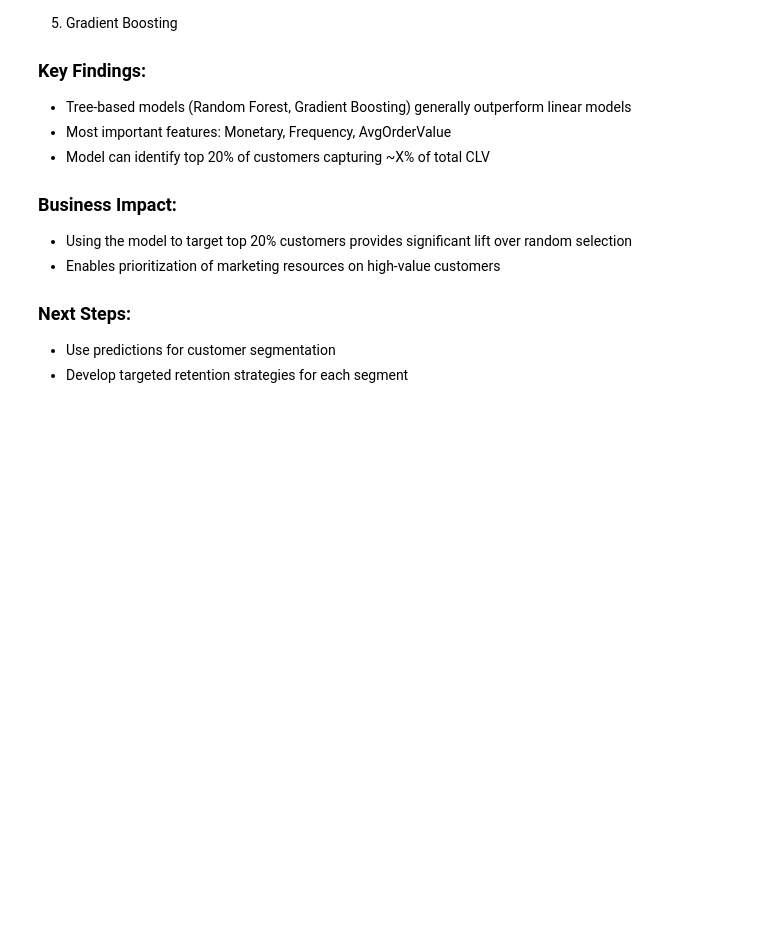
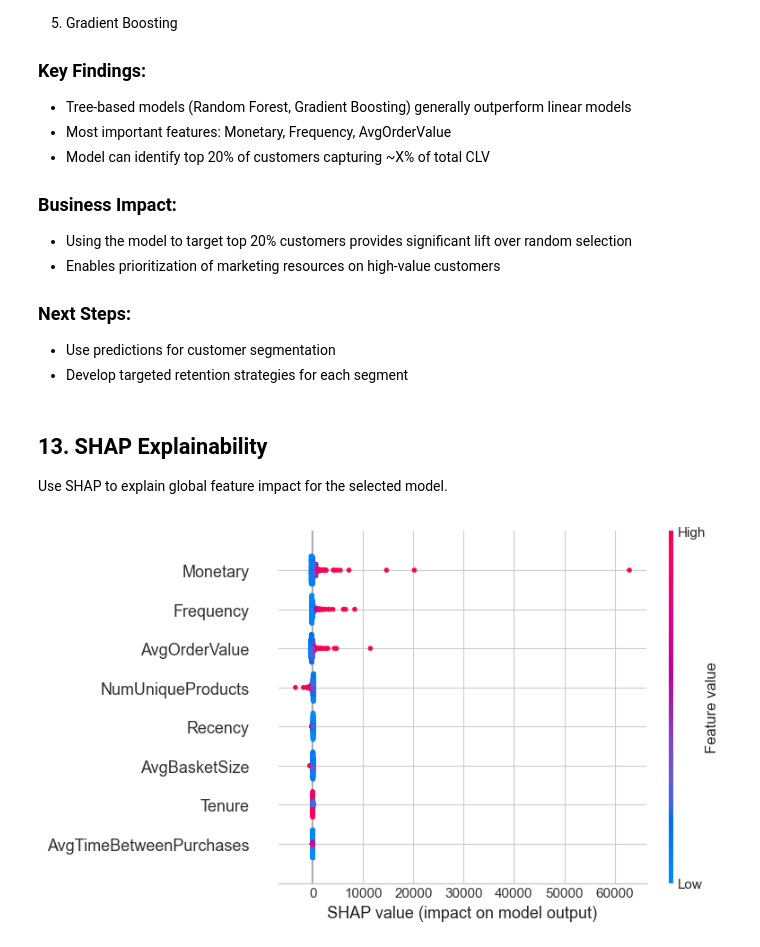
Before and after one commit to othmane-zizi-pro/nwa, a Jupyter notebook: notebooks/04_modeling.ipynb, the cells around one changed output. Drawn from its saved outputs; the diff is of its cells as text; code cells hidden in the pictures; blank space fills up the shorter version.

```diff
--- a/notebooks/04_modeling.ipynb
+++ b/notebooks/04_modeling.ipynb
@@ -349,3 +459,24 @@ print(f"\nPredictions saved: {len(predictions_df)} customers")
 ### Next Steps:
 - Use predictions for customer segmentation
 - Develop targeted retention strategies for each segment
+# %% [markdown]
+## 13. SHAP Explainability
+Use SHAP to explain global feature impact for the selected model.
+# %%
+try:
+    import shap
+    sample_idx = X_test_scaled.sample(min(500, len(X_test_scaled)), random_state=42).index
+    X_shap = X_test_scaled.loc[sample_idx]
+
+    explainer = shap.Explainer(best_model, X_train_scaled)
+    shap_values = explainer(X_shap)
+
+    plt.figure()
+    shap.summary_plot(shap_values, X_shap, show=False)
+    plt.tight_layout()
+    plt.savefig('../reports/figures/shap_summary.png', dpi=150, bbox_inches='tight')
+    plt.show()
+except Exception as e:
+    print(f'SHAP step skipped: {e}')
+# %% [output]
+[figure, added]
```
Also changed, not shown: parts of 16 cells of this notebook, 25 other files.
